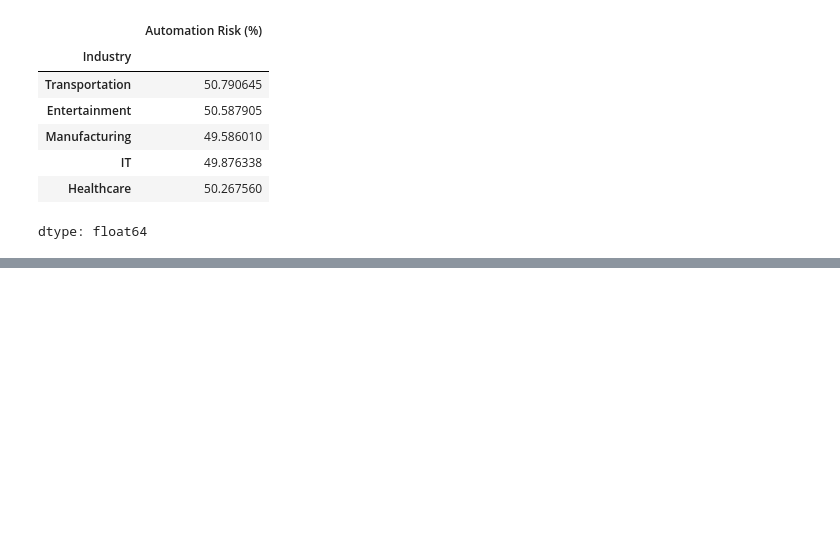
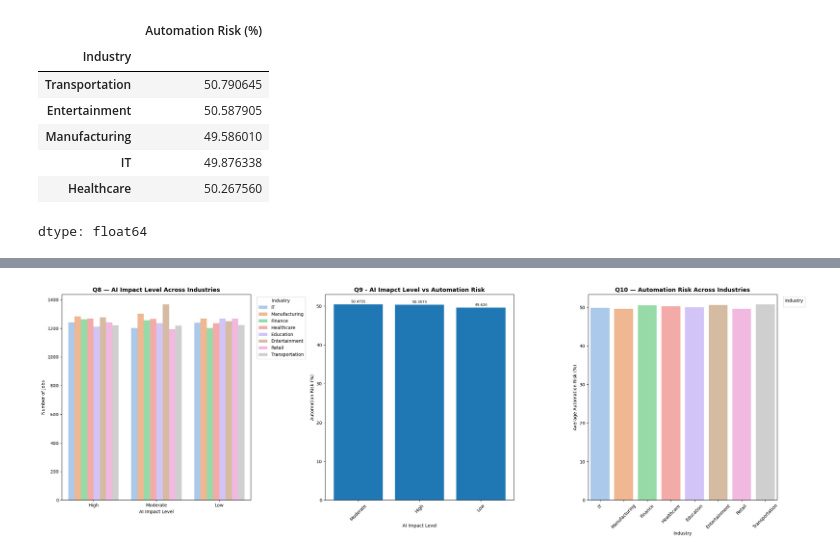
Before and after one commit to AJ0043/AI-Future-of-Jobs-Intelligence-Platform, a Jupyter notebook: AI_Adoption_&_Growth_Analysis.ipynb, the cells around one changed output, grey strips where cells are left out. Saved outputs shown, nothing was run; the diff lists cells and outputs as text; code cells hidden in the pictures; blank space fills up the shorter version.

```diff
--- a/AI_Adoption_&_Growth_Analysis.ipynb
+++ b/AI_Adoption_&_Growth_Analysis.ipynb
@@ -1919,0 +1926,91 @@ dtype: float64
+# %%
+# Graph for Q8, Q9, Q10
+
+fig, axes = plt.subplots(1, 3, figsize=(24, 8))
+
+# =======================
+# Q8 — Count Plot
+# =======================
+
+plot = sns.countplot(
+    data=EDA_ai_data,
+    x="AI Impact Level",
+    hue="Industry",
+    ax=axes[0],
+    palette="pastel",
+    order=["High", "Moderate", "Low"]
+)
+
+axes[0].set_title(
+    "Q8 — AI Impact Level Across Industries",
+    fontsize=13,
+    fontweight="bold"
+)
+
+axes[0].set_xlabel("AI Impact Level")
+axes[0].set_ylabel("Number of Jobs")
+
+axes[0].tick_params(axis="x", rotation=0)
+
+axes[0].legend(
+    title="Industry",
+    bbox_to_anchor=(1.02, 1),
+    loc="upper left"
+)
+
+#========================================
+# Q9:- Bar plot
+#==========================
+bars = axes[1].bar(
+    relation_data.index,
+    relation_data.values
+)
+
+axes[1].set_title("Q9 - AI Imapct Level vs Automation Risk", fontsize= 13, fontweight="bold")
+axes[1].set_xlabel("AI Impact Level")
+axes[1].set_ylabel("Automation Risk (%)")
+
+axes[1].tick_params(axis="x", rotation=45)
+
+axes[1].bar_label(
+    bars,
+    padding=2,
+    fontsize=8
+)
+
+
+# =======================
+# Q10 — Bar Plot
+# =======================
+
+plot = sns.barplot(
+    data=EDA_ai_data,
+    x="Industry",
+    y="Automation Risk (%)",
+    ax=axes[2],
+    palette="pastel",
+    errorbar=None
+)
+
+axes[2].set_title(
+    "Q10 — Automation Risk Across Industries",
+    fontsize=13,
+    fontweight="bold"
+)
+
+axes[2].set_xlabel("Industry")
+axes[2].set_ylabel("Average Automation Risk (%)")
+
+axes[2].tick_params(axis="x", rotation=45)
+
+# legend
+axes[2].legend(
+    title="Industry",
+    bbox_to_anchor=(1.02,1),
+    loc="upper left"
+)
+
+
+plt.tight_layout()
+plt.show()
+# %% [output]
@@ -1919,0 +2020 @@ dtype: float64
+[figure, added]
```
Also changed, not shown: parts of 12 cells of this notebook.
